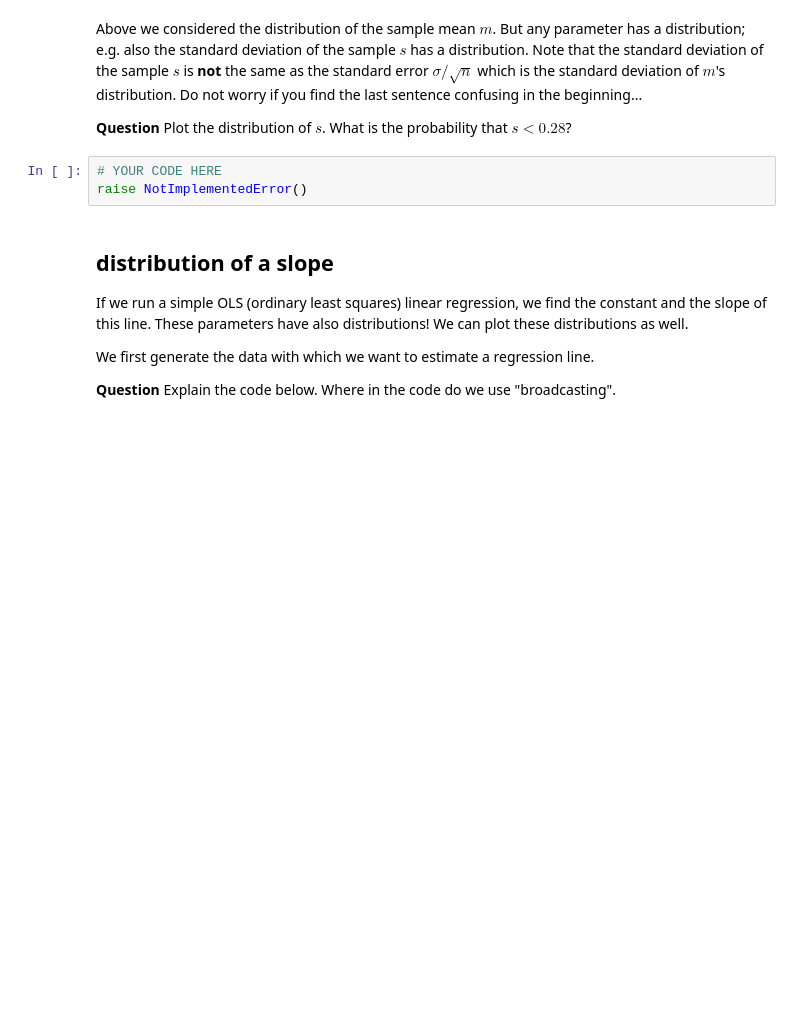
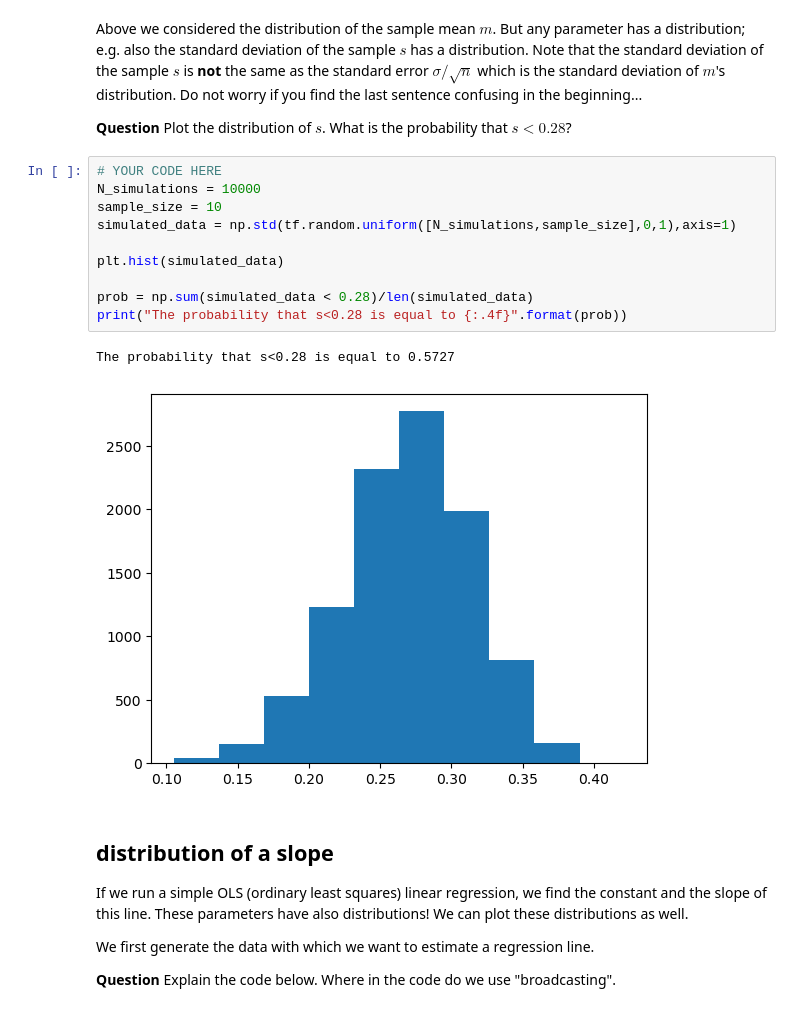
Before and after one commit to cejkiebo/msc_datascience, a Jupyter notebook: Statistical_Hacking.ipynb, the cells around one changed output. Cells and saved outputs as stored; diff of their text form; blank space fills up the shorter version.

```diff
--- a/Statistical_Hacking.ipynb
+++ b/Statistical_Hacking.ipynb
@@ -116,9 +137,19 @@ raise NotImplementedError()
 Above we considered the distribution of the sample mean $m$. But any parameter has a distribution; e.g. also the standard deviation of the sample $s$ has a distribution. Note that the standard deviation of the sample $s$ is **not** the same as the standard error $\sigma/\sqrt{n}$ which is the standard deviation of $m$'s distribution. Do not worry if you find the last sentence confusing in the beginning...
 
 **Question** Plot the distribution of $s$. What is the probability that $s<0.28$?
-# %%
-# YOUR CODE HERE
-raise NotImplementedError()
+# %%
+# YOUR CODE HERE
+N_simulations = 10000
+sample_size = 10
+simulated_data = np.std(tf.random.uniform([N_simulations,sample_size],0,1),axis=1)
+
+plt.hist(simulated_data)
+
+prob = np.sum(simulated_data < 0.28)/len(simulated_data)
+print("The probability that s<0.28 is equal to {:.4f}".format(prob))
+# %% [output]
+The probability that s<0.28 is equal to 0.5727
+[figure, added]
 # %% [markdown]
 ## distribution of a slope
 
```
Also changed, not shown: parts of 25 cells of this notebook.
